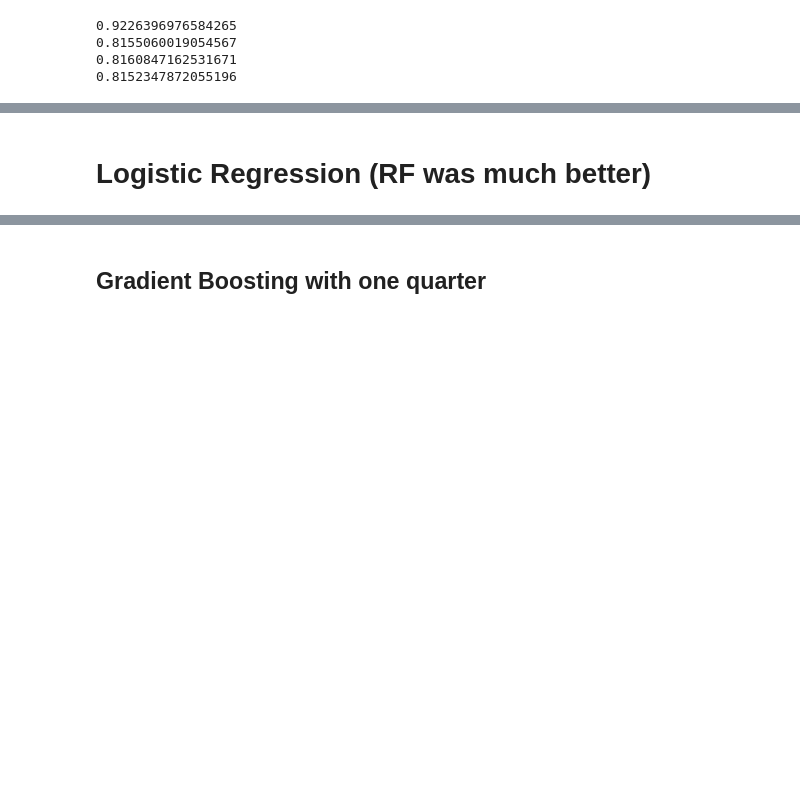
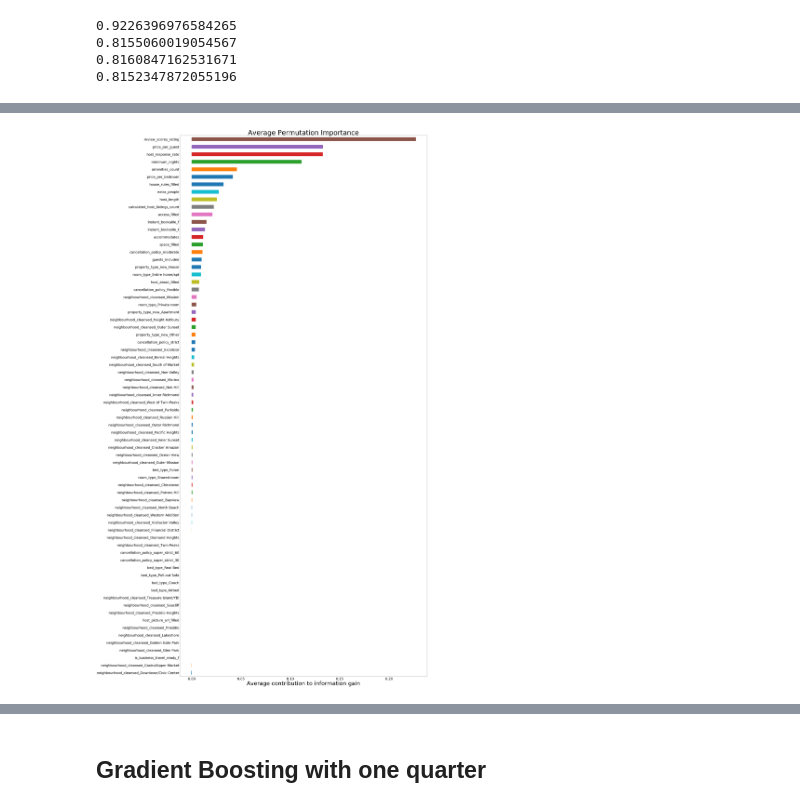
Before and after one commit to julia-git/capstone_airbnb, a Jupyter notebook: RandomForest.ipynb, the cells around one changed output, grey strips where cells are left out. Drawn from its saved outputs; the diff is of its cells as text; code cells hidden in the pictures; blank space fills up the shorter version.

```diff
--- a/RandomForest.ipynb
+++ b/RandomForest.ipynb
@@ -113,16 +111,19 @@ def predict_data(X_train, y_train, X_test, y_test):
     param_grid = {'n_estimators': [500, 1000, 1500],
                   'max_features': ['auto'],
                   'max_depth': [None, 15],
-                  'class_weight': [None, 'balanced']}
+                  'class_weight': [None, {0: .8, 1: .2}, {0: .9, 1: .1}, {0: .99, 1: .01}]}
 
     model = RandomForestClassifier()
 
     best_parameters = grid_searching(param_grid, model)
+    print(best_parameters)
+    rf = RandomForestClassifier(n_estimators = best_parameters['n_estimators'], n_jobs=-1, random_state=0, max_depth = best_parameters['max_depth'], class_weight = best_parameters['class_weight'])
+#     rf = RandomForestClassifier(n_estimators = 1000, n_jobs=-1, random_state=0, class_weight = {0: .99, 1: .01})
 
-    rf = RandomForestClassifier(n_estimators = best_parameters['n_estimators'], n_jobs=-1, random_state=0, max_depth = best_parameters['max_depth'], class_weight = best_parameters['class_weight'])
     rf.fit(X_train, y_train)
 
     predicted = rf.predict(X_test)
+    pickle.dump(rf, open('rf_model'+ str(model_num) + '.p', 'wb'))
     scores[0][model_num] = accuracy_score(y_test, predicted)
     scores[1][model_num] = recall_score(y_test, predicted)
     scores[2][model_num] = precision_score(y_test, predicted)
@@ -140,7 +141,7 @@ end_month = 4
 ##USED THIS ONE EARLIER
 # columns_to_keep = ['access_filled', 'house_rules_filled','space_filled','accommodates','bed_type', 'extra_people', 'price_per_guest', 'price_per_bedroom','guests_included', 'host_about_filled','host_picture_url_filled', 'cancellation_policy', 'room_type', 'property_type_new']
 
-columns_to_keep = ['host_length', 'amenities_count', 'neighbourhood_cleansed', 'review_scores_rating', 'host_response_rate', 'access_filled', 'house_rules_filled','space_filled','accommodates','bed_type', 'extra_people', 'price_per_guest', 'price_per_bedroom','guests_included', 'host_about_filled','host_picture_url_filled', 'cancellation_policy', 'room_type', 'property_type_new', 'instant_bookable', 'is_business_travel_ready', 'calculated_host_listings_count', 'minimum_nights']
+columns_to_keep = ['host_length', 'amenities_count', 'review_scores_rating', 'host_response_rate', 'access_filled', 'house_rules_filled','space_filled','accommodates', 'extra_people', 'price_per_guest', 'price_per_bedroom','guests_included', 'host_about_filled', 'cancellation_policy', 'room_type', 'property_type_new', 'instant_bookable', 'calculated_host_listings_count', 'minimum_nights']
 
 #THIS IS A TEST ONE
 # columns_to_keep = ['accommodates','bed_type', 'extra_people', 'price_per_guest','guests_included', 'host_about_filled','host_picture_url_filled', 'cancellation_policy', 'room_type', 'property_type_new']
@@ -226,3 +222,6 @@ print(f1_score_2017)
 0.8155060019054567
 0.8160847162531671
 0.8152347872055196
+# %%
+rf_permutation_importance = permutation_importance(rf, np.array(X_test), np.array(y_test), scorer=f1_score)
+rf_permutation_importance
@@ -229 +264,13 @@ print(f1_score_2017)
+# %%
+b_feat_scores = pd.Series(rf_permutation_importance,
+                           index=X_train.columns)
+b_feat_scores = b_feat_scores.sort_values()
+ax = b_feat_scores.plot(kind='barh', figsize=(40,90), fontsize=30)
+ax.set_title('Average Permutation Importance', fontsize=60)
+ax.set_xlabel('Average contribution to information gain',fontsize=50 );
+
+plt.gcf()
+plt.savefig('permutation_import')
+# %% [output]
+[figure, added]
 # %%
@@ -280,2 +324,0 @@ permutation_importance(model, X_test, y_test, scorer=f1_score)
-# %% [markdown]
-# Logistic Regression (RF was much better)
```
Also changed, not shown: parts of 81 cells of this notebook.
